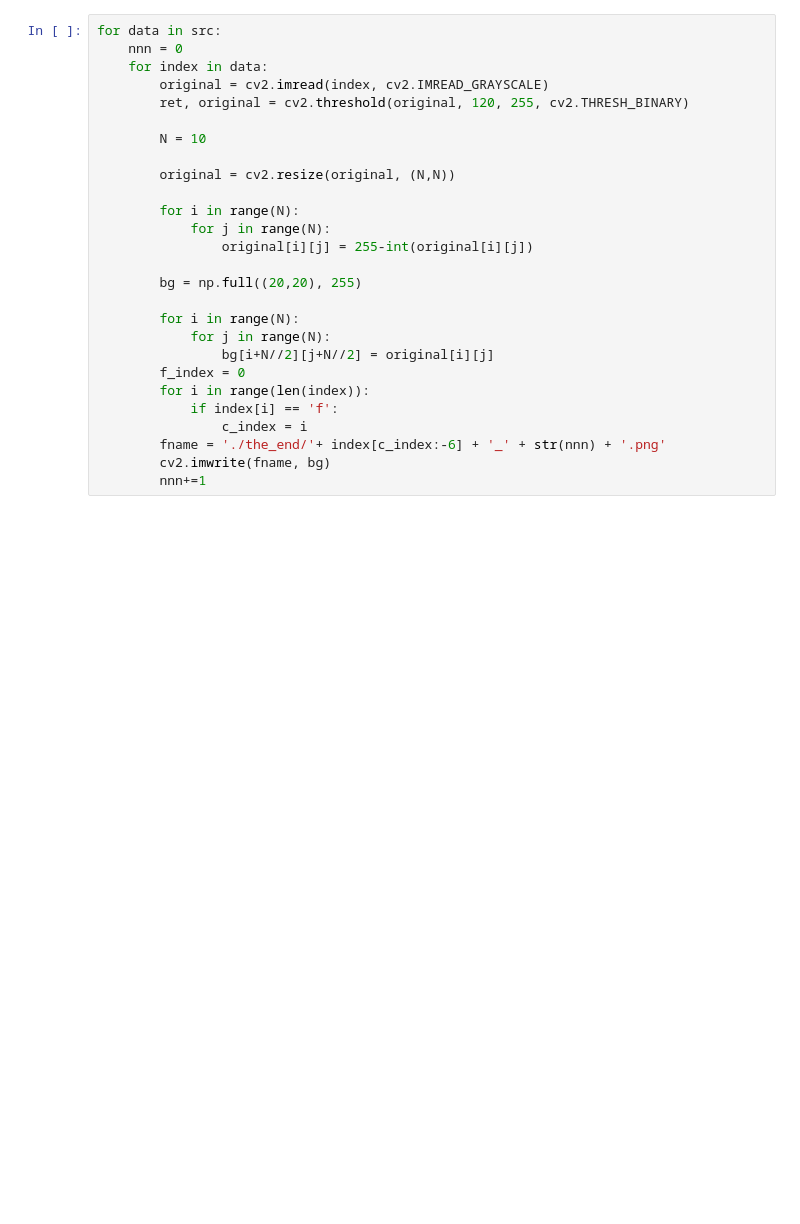
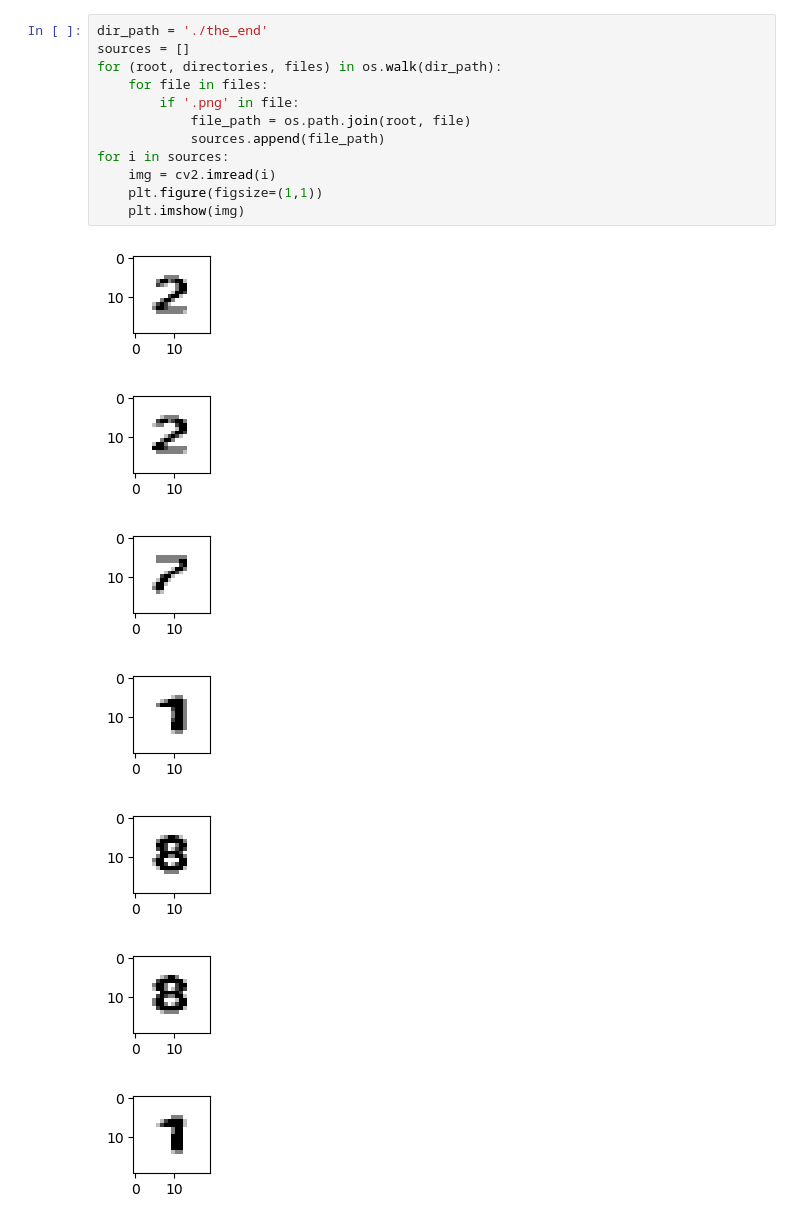
Before and after one commit to qkre/bowling_proj, a Jupyter notebook: make_binary.ipynb, the cells around one changed output. Saved outputs shown, nothing was run; the diff lists cells and outputs as text; blank space fills up the shorter version.

```diff
--- a/make_binary.ipynb
+++ b/make_binary.ipynb
@@ -51,27 +62,20 @@ for i in src:
-# %%
-for data in src:
-    nnn = 0
-    for index in data:
-        original = cv2.imread(index, cv2.IMREAD_GRAYSCALE)
-        ret, original = cv2.threshold(original, 120, 255, cv2.THRESH_BINARY)
-
-        N = 10
-
-        original = cv2.resize(original, (N,N))
-
-        for i in range(N):
-            for j in range(N):
-                original[i][j] = 255-int(original[i][j])
-
-        bg = np.full((20,20), 255)
-
-        for i in range(N):
-            for j in range(N):
-                bg[i+N//2][j+N//2] = original[i][j]
-        f_index = 0
-        for i in range(len(index)):
-            if index[i] == 'f':
-                c_index = i
-        fname = './the_end/'+ index[c_index:-6] + '_' + str(nnn) + '.png'
-        cv2.imwrite(fname, bg)
-        nnn+=1
+# %%
+dir_path = './the_end'
+sources = []
+for (root, directories, files) in os.walk(dir_path):
+    for file in files:
+        if '.png' in file:
+            file_path = os.path.join(root, file)
+            sources.append(file_path)
+for i in sources:
+    img = cv2.imread(i)
+    plt.figure(figsize=(1,1))
+    plt.imshow(img)
+# %% [output]
+[figure, added]
+[figure, added]
+[figure, added]
+[figure, added]
+[figure, added]
+[figure, added]
+[figure, added]
```
Also changed, not shown: parts of 2 cells of this notebook.
